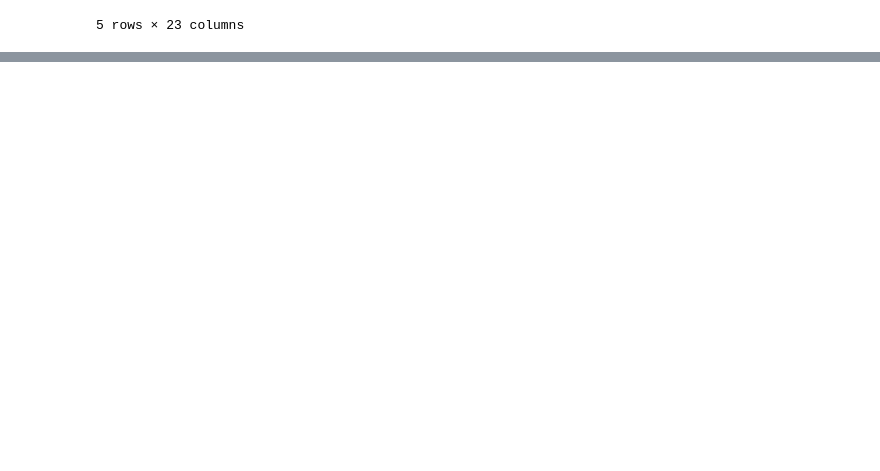
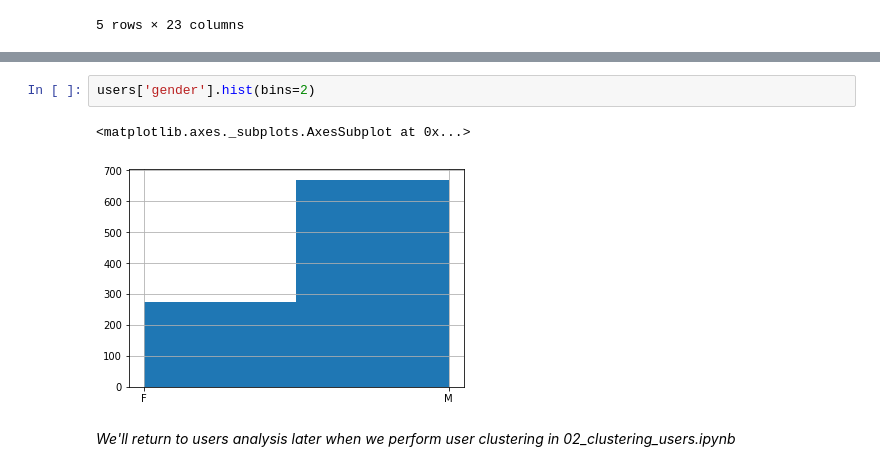
Before and after one commit to shirkeyaws/sagemaker-recommender-workshop, a Jupyter notebook: 01_exploring_data.ipynb, the cells around one changed output, grey strips where cells are left out. Cells and saved outputs as stored; diff of their text form; blank space fills up the shorter version.

```diff
--- a/01_exploring_data.ipynb
+++ b/01_exploring_data.ipynb
@@ -108,0 +173,7 @@ items.head()
+# %%
+users['gender'].hist(bins=2)
+# %% [output]
+<matplotlib.axes._subplots.AxesSubplot at 0x...>
+[figure, added]
+# %% [markdown]
+*We'll return to users analysis later when we perform user clustering in 02_clustering_users.ipynb*
```
Also changed, not shown: parts of 21 cells of this notebook, 1 other file.
